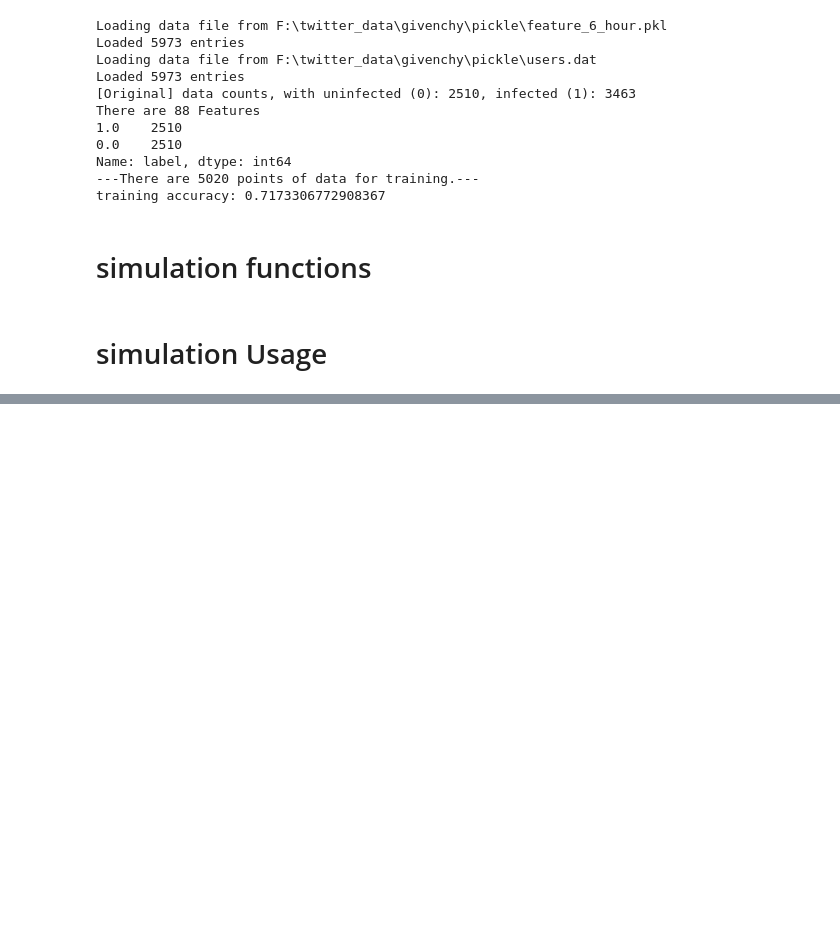
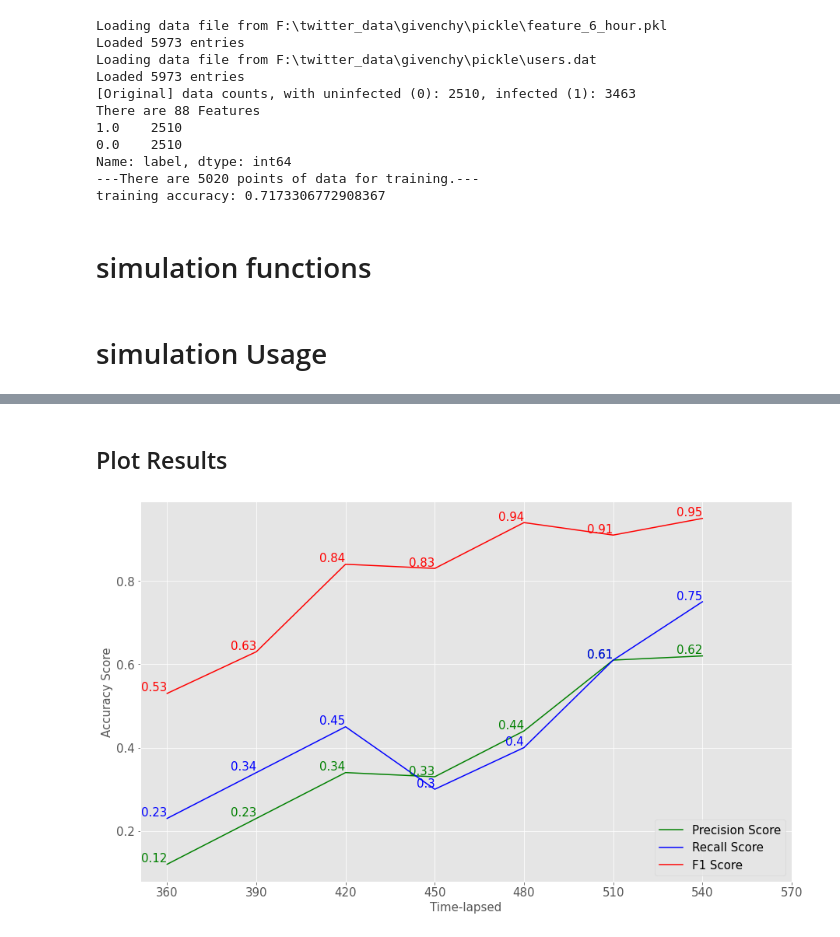
Before and after one commit to zcablii/Twitter_Spreading_Simulation, a Jupyter notebook: spreading_simulation.ipynb, the cells around one changed output, grey strips where cells are left out. Cells and saved outputs as stored; diff of their text form; code cells hidden in the pictures; blank space fills up the shorter version.

Commit message:
plot and accuracy added

```diff
--- a/spreading_simulation.ipynb
+++ b/spreading_simulation.ipynb
@@ -1675,0 +1544,48 @@ F1: 0.3526315789473684
+# %% [markdown]
+## Plot Results
+# %%
+def plot_accuracy(simulation_result_path, save_img_path=None, include_known_infection=True):
+    af = pd.read_csv(simulation_result_path)
+    # print(af)
+    # af.drop([len(af)-1], inplace=True)
+    x_bar = af['time']
+
+    with plt.style.context(('ggplot')):
+        plt.figure(figsize=(15,9))
+
+        x = np.array(af['time'])
+        if include_known_infection:
+            precision = np.array([round(x,2) for x in list(af['precision0'].values)])
+            recall = np.array([round(x,2) for x in list(af['recall0'].values)])
+            f1_score = np.array([round(x,2) for x in list(af['f1_score0'].values)])
+        else:
+            precision = np.array([round(x,2) for x in list(af['precision'].values)])
+            recall = np.array([round(x,2) for x in list(af['recall'].values)])
+            f1_score = np.array([round(x,2) for x in list(af['f1_score'].values)])
+
+        plt.plot(x,precision,color='green',label='Precision Score')
+        plt.plot(x,recall,color='blue',label='Recall Score')
+        plt.plot(x,f1_score,color='red',label='F1 Score')
+
+        plt.xticks(x_bar,fontsize=15,rotation=90)
+        plt.yticks(fontsize=15)
+        plt.xlabel('Time-lapsed',fontsize=15)
+        plt.ylabel('Accuracy Score',fontsize=15)
+        plt.legend(loc='lower right',fontsize=15)
+        plt.title("")
+
+        for a, b in zip(x, precision):
+            plt.text(a, b, b, ha='right', va='bottom', fontsize=15,color='green')
+        for a, b in zip(x, recall):
+            plt.text(a, b, b, ha='right', va='bottom', fontsize=15,color='blue')
+        for a, b in zip(x, f1_score):
+            plt.text(a, b, b, ha='right', va='bottom', fontsize=15,color='red')
+        if save_img_path is not None:
+            plt.savefig(save_img_path)
+        plt.show()
+# %%
+simulation_result_path = 'F:\\twitter_data\\givenchy\\pickle\\simulation_result_6_hour.csv'
+save_img_path = 'F:\\twitter_data\\givenchy\\pickle\\simulation_result_6_hour.png'
+plot_accuracy(simulation_result_path, save_img_path)
+# %% [output]
+[figure, added]
```
Also changed, not shown: parts of 3 cells of this notebook, 1 other file.
